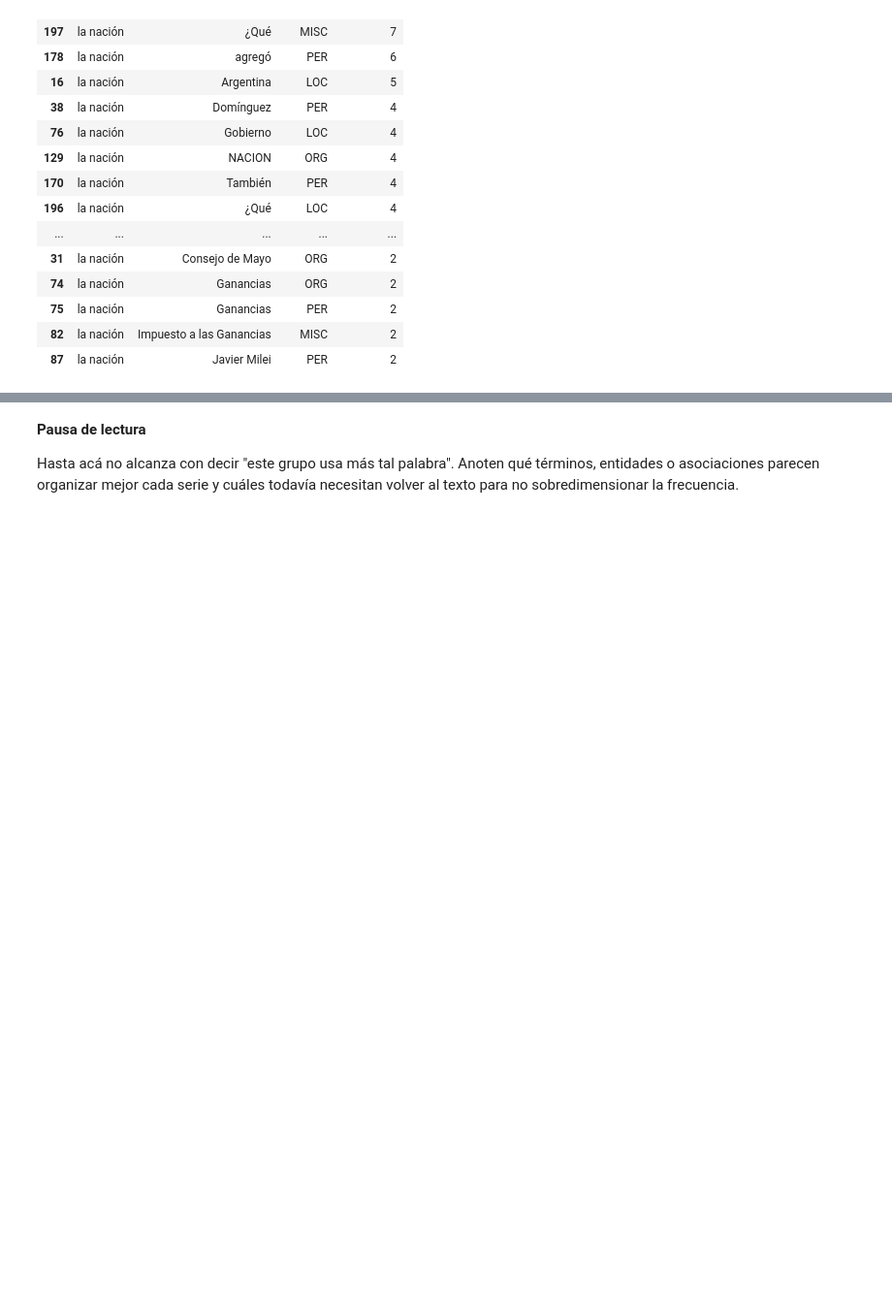
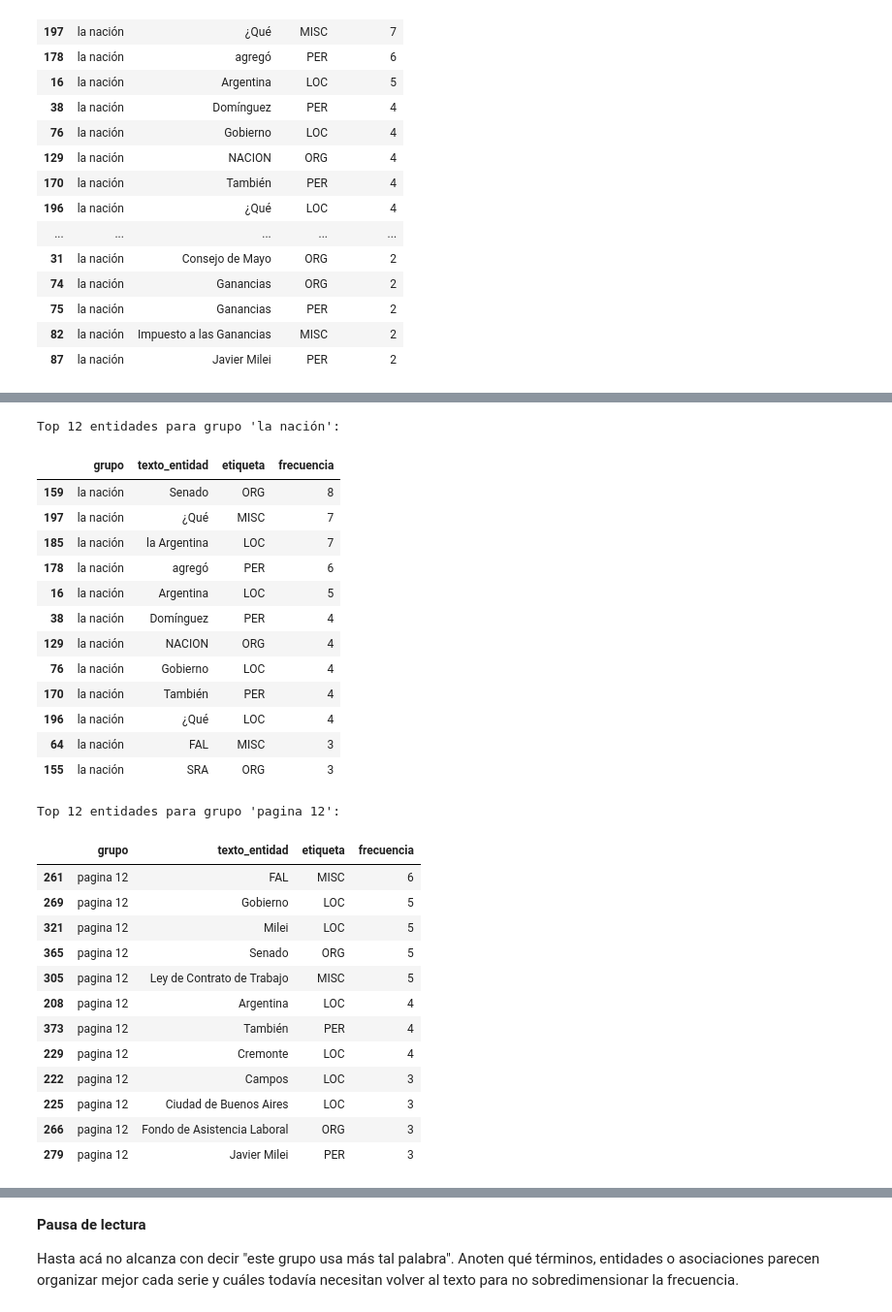
Before and after one commit to Sabri-Nang/sanches-sabrina-pln-1c-2026, a Jupyter notebook: TPI_2/TPI_2_Text_Mining_y_Analisis_Discursivo_Comparado.ipynb, the cells around one changed output, grey strips where cells are left out. Shown at 97% size. Drawn from its saved outputs; the diff is of its cells as text; code cells hidden in the pictures; blank space fills up the shorter version.

```diff
--- a/TPI_2/TPI_2_Text_Mining_y_Analisis_Discursivo_Comparado.ipynb
+++ b/TPI_2/TPI_2_Text_Mining_y_Analisis_Discursivo_Comparado.ipynb
@@ -462,0 +497,53 @@ else:
+# %%
+# Muestro el top de entidades por grupo
+
+if not df_entidades.empty:
+    # Agrupamos por grupo + texto + etiqueta, contamos
+    top_entidades = (
+        df_entidades.groupby(["grupo", "texto_entidad", "etiqueta"])
+        .size()
+        .reset_index(name="frecuencia")
+    )
+
+    # Mostrar top por grupo
+    for grupo in sorted(top_entidades["grupo"].unique()):
+        sub_top = (
+            top_entidades[top_entidades["grupo"] == grupo]
+            .sort_values("frecuencia", ascending=False)
+            .head(TOP_N)
+        )
+        print(f"Top {TOP_N} entidades para grupo '{grupo}':")
+        display(sub_top)
+        print("\n")  # Separador
+else:
+    top_entidades = pd.DataFrame(columns=["grupo", "texto_entidad", "etiqueta", "frecuencia"])
+    print("No se detectaron entidades suficientes para armar una tabla de trabajo.")
+# %% [output]
+Top 12 entidades para grupo 'la nación':
+|  | grupo | texto_entidad | etiqueta | frecuencia |
+| 159 | la nación | Senado | ORG | 8 |
+| 197 | la nación | ¿Qué | MISC | 7 |
+| 185 | la nación | la Argentina | LOC | 7 |
+| 178 | la nación | agregó | PER | 6 |
+| 16 | la nación | Argentina | LOC | 5 |
+| 38 | la nación | Domínguez | PER | 4 |
+| 129 | la nación | NACION | ORG | 4 |
+| 76 | la nación | Gobierno | LOC | 4 |
+| 170 | la nación | También | PER | 4 |
+| 196 | la nación | ¿Qué | LOC | 4 |
+| 64 | la nación | FAL | MISC | 3 |
+| 155 | la nación | SRA | ORG | 3 |
+Top 12 entidades para grupo 'pagina 12':
+|  | grupo | texto_entidad | etiqueta | frecuencia |
+| 261 | pagina 12 | FAL | MISC | 6 |
+| 269 | pagina 12 | Gobierno | LOC | 5 |
+| 321 | pagina 12 | Milei | LOC | 5 |
+| 365 | pagina 12 | Senado | ORG | 5 |
+| 305 | pagina 12 | Ley de Contrato de Trabajo | MISC | 5 |
+| 208 | pagina 12 | Argentina | LOC | 4 |
+| 373 | pagina 12 | También | PER | 4 |
+| 229 | pagina 12 | Cremonte | LOC | 4 |
+| 222 | pagina 12 | Campos | LOC | 3 |
+| 225 | pagina 12 | Ciudad de Buenos Aires | LOC | 3 |
+| 266 | pagina 12 | Fondo de Asistencia Laboral | ORG | 3 |
+| 279 | pagina 12 | Javier Milei | PER | 3 |
```
Also changed, not shown: parts of 7 cells of this notebook.
